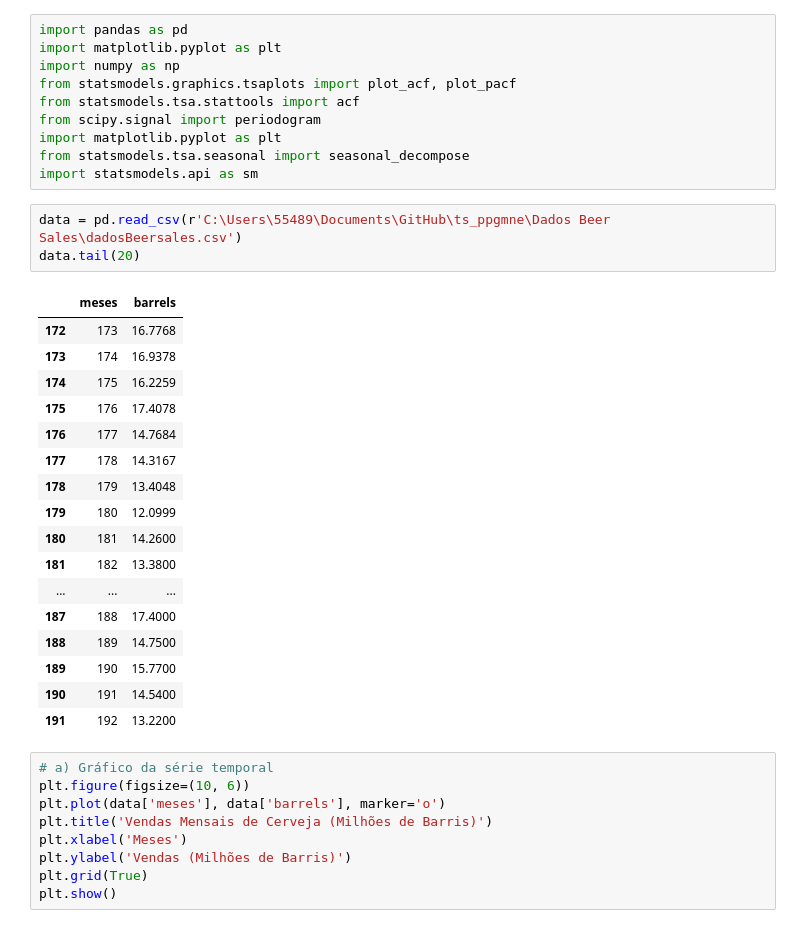
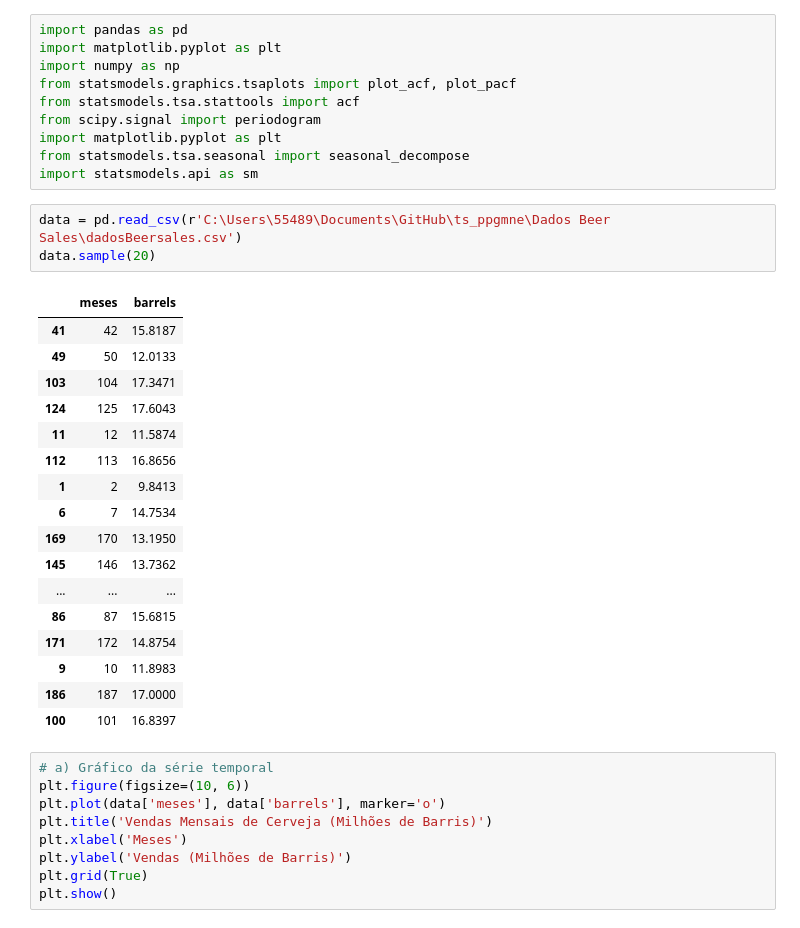
Before and after one commit to loadingerror/ts_ppgmne, a Jupyter notebook: time_series_lista2.ipynb, the cells around one changed output. Drawn from its saved outputs; the diff is of its cells as text.

```diff
--- a/time_series_lista2.ipynb
+++ b/time_series_lista2.ipynb
@@ -42,25 +42,25 @@ from statsmodels.tsa.seasonal import seasonal_decompose
 import statsmodels.api as sm
 # %%
 data = pd.read_csv(r'C:\Users\55489\Documents\GitHub\ts_ppgmne\Dados Beer Sales\dadosBeersales.csv')
-data.tail(20)
+data.sample(20)
 # %% [output]
 |  | meses | barrels |
-| 172 | 173 | 16.7768 |
-| 173 | 174 | 16.9378 |
-| 174 | 175 | 16.2259 |
-| 175 | 176 | 17.4078 |
-| 176 | 177 | 14.7684 |
-| 177 | 178 | 14.3167 |
-| 178 | 179 | 13.4048 |
-| 179 | 180 | 12.0999 |
-| 180 | 181 | 14.2600 |
-| 181 | 182 | 13.3800 |
+| 41 | 42 | 15.8187 |
+| 49 | 50 | 12.0133 |
+| 103 | 104 | 17.3471 |
+| 124 | 125 | 17.6043 |
+| 11 | 12 | 11.5874 |
+| 112 | 113 | 16.8656 |
+| 1 | 2 | 9.8413 |
+| 6 | 7 | 14.7534 |
+| 169 | 170 | 13.1950 |
+| 145 | 146 | 13.7362 |
 | ... | ... | ... |
-| 187 | 188 | 17.4000 |
-| 188 | 189 | 14.7500 |
-| 189 | 190 | 15.7700 |
-| 190 | 191 | 14.5400 |
-| 191 | 192 | 13.2200 |
+| 86 | 87 | 15.6815 |
+| 171 | 172 | 14.8754 |
+| 9 | 10 | 11.8983 |
+| 186 | 187 | 17.0000 |
+| 100 | 101 | 16.8397 |
 # %%
 # a) Gráfico da série temporal
 plt.figure(figsize=(10, 6))
```
Also changed, not shown: parts of 1 cell of this notebook.
